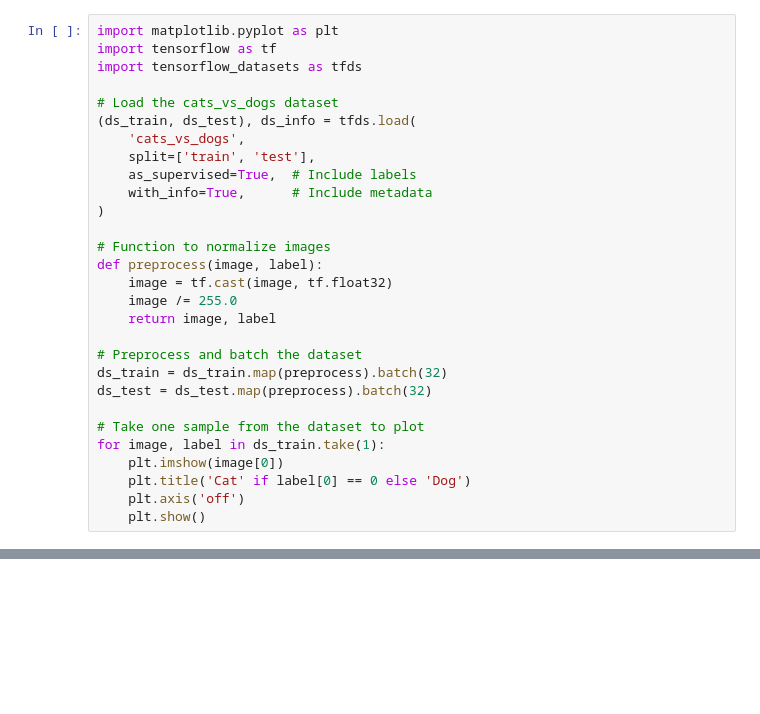
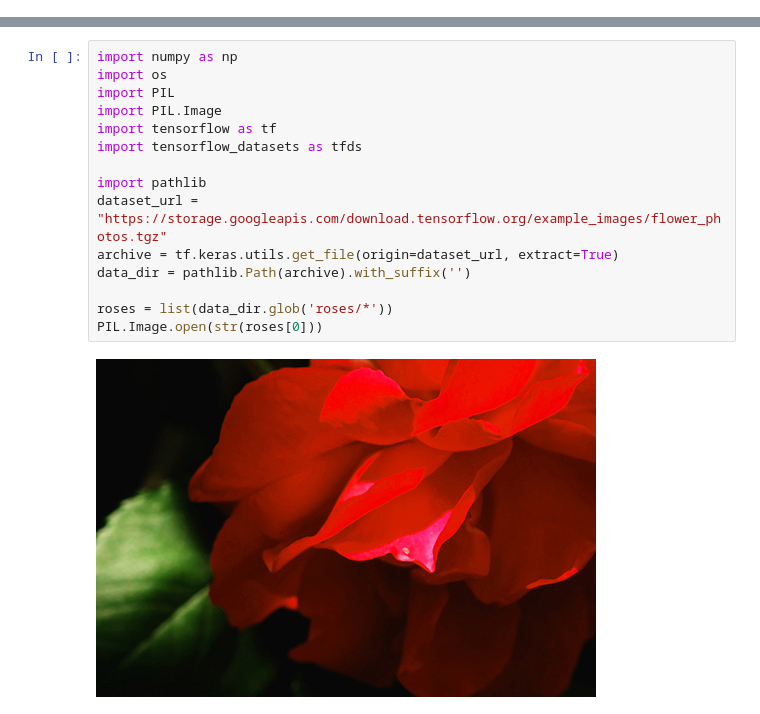
Before and after one commit to kslote1/Data-Driven-Dynamics, a Jupyter notebook: chapter_one/singular_value_decomposition.ipynb, the cells around one changed output, grey strips where cells are left out. Cells and saved outputs as stored; diff of their text form; blank space fills up the shorter version.

```diff
--- a/chapter_one/singular_value_decomposition.ipynb
+++ b/chapter_one/singular_value_decomposition.ipynb
@@ -5,29 +2,0 @@
-# %%
-import matplotlib.pyplot as plt
-import tensorflow as tf
-import tensorflow_datasets as tfds
-
-# Load the cats_vs_dogs dataset
-(ds_train, ds_test), ds_info = tfds.load(
-    'cats_vs_dogs',
-    split=['train', 'test'],
-    as_supervised=True,  # Include labels
-    with_info=True,      # Include metadata
-)
-
-# Function to normalize images
-def preprocess(image, label):
-    image = tf.cast(image, tf.float32)
-    image /= 255.0
-    return image, label
-
-# Preprocess and batch the dataset
-ds_train = ds_train.map(preprocess).batch(32)
-ds_test = ds_test.map(preprocess).batch(32)
-
-# Take one sample from the dataset to plot
-for image, label in ds_train.take(1):
-    plt.imshow(image[0])
-    plt.title('Cat' if label[0] == 0 else 'Dog')
-    plt.axis('off')
-    plt.show()
@@ -36,0 +36,17 @@ Dl Completed...: 0 url [00:00, ? url/s]
+# %%
+import numpy as np
+import os
+import PIL
+import PIL.Image
+import tensorflow as tf
+import tensorflow_datasets as tfds
+
+import pathlib
+dataset_url = "https://storage.googleapis.com/download.tensorflow.org/example_images/flower_photos.tgz"
+archive = tf.keras.utils.get_file(origin=dataset_url, extract=True)
+data_dir = pathlib.Path(archive).with_suffix('')
+
+roses = list(data_dir.glob('roses/*'))
+PIL.Image.open(str(roses[0]))
+# %% [output]
+[figure, added]
```
Also changed, not shown: parts of 3 cells of this notebook.
